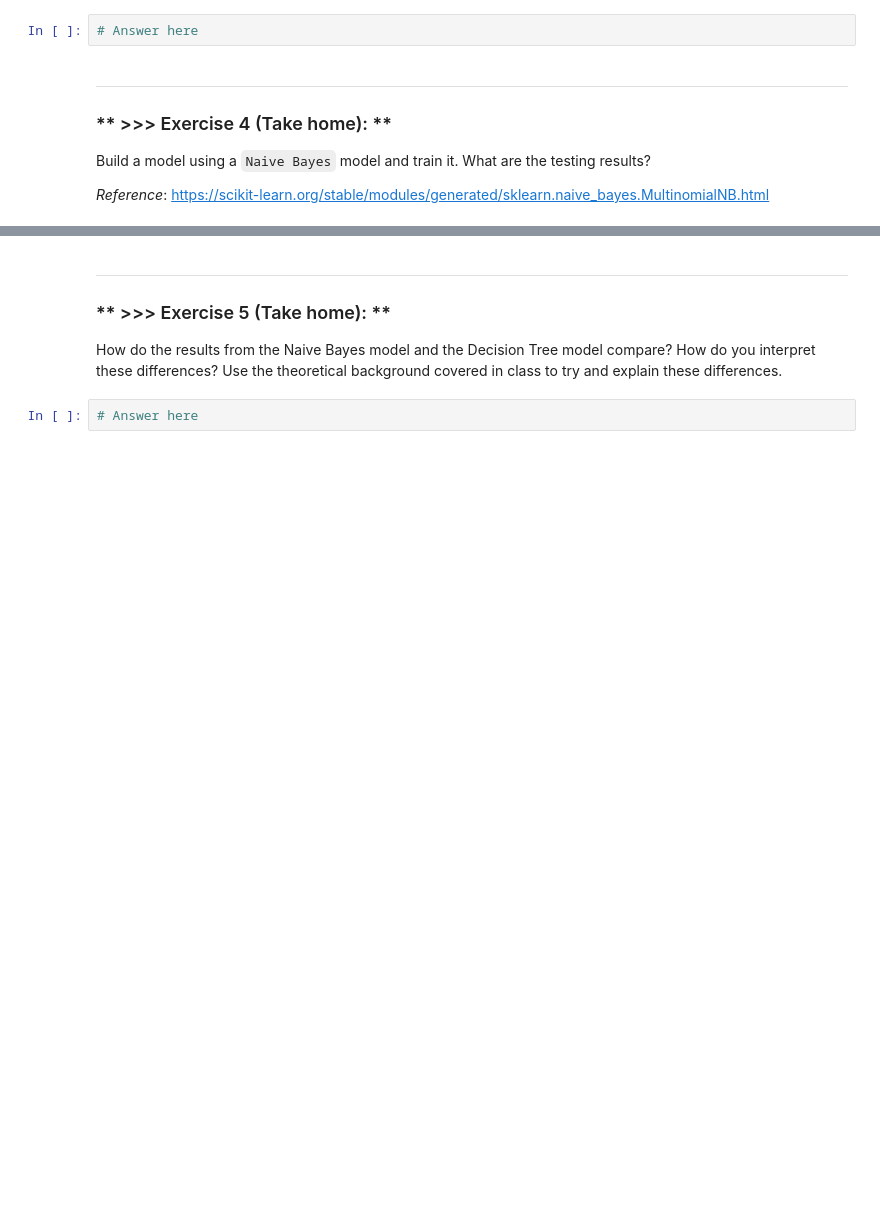
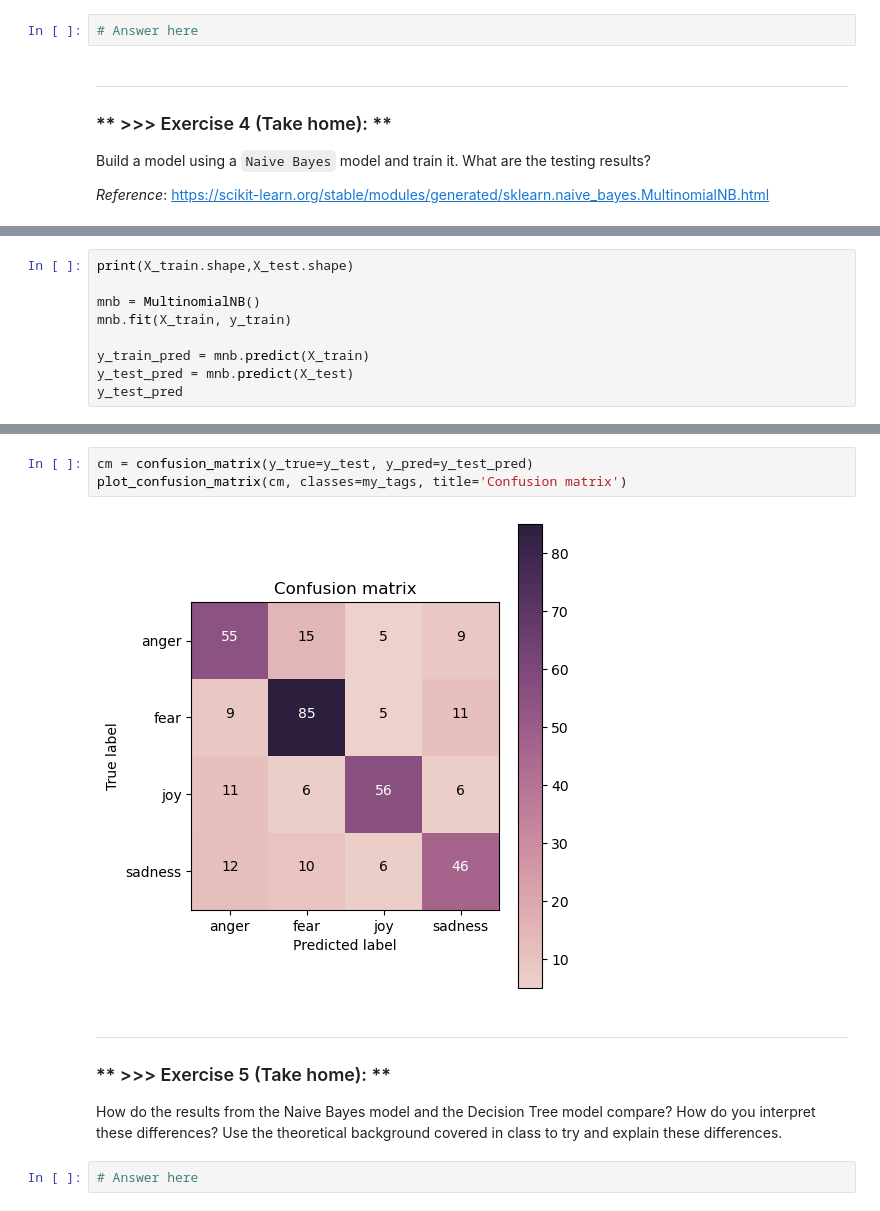
Before and after one commit to chihuahualee828/DM2023-Lab2-Master, a Jupyter notebook: DM2023-Lab2-Master.ipynb, the cells around one changed output, grey strips where cells are left out. Saved outputs shown, nothing was run; the diff lists cells and outputs as text; blank space fills up the shorter version.

```diff
--- a/DM2023-Lab2-Master.ipynb
+++ b/DM2023-Lab2-Master.ipynb
@@ -518,0 +521,9 @@
+# %%
+print(X_train.shape,X_test.shape)
+
+mnb = MultinomialNB()
+mnb.fit(X_train, y_train)
+
+y_train_pred = mnb.predict(X_train)
+y_test_pred = mnb.predict(X_test)
+y_test_pred
@@ -519,3 +571,8 @@
+# %%
+cm = confusion_matrix(y_true=y_test, y_pred=y_test_pred)
+plot_confusion_matrix(cm, classes=my_tags, title='Confusion matrix')
+# %% [output]
+[figure, added]
 # %% [markdown]
 ---
 ### ** >>> Exercise 5 (Take home): **
```
Also changed, not shown: parts of 32 cells of this notebook.
